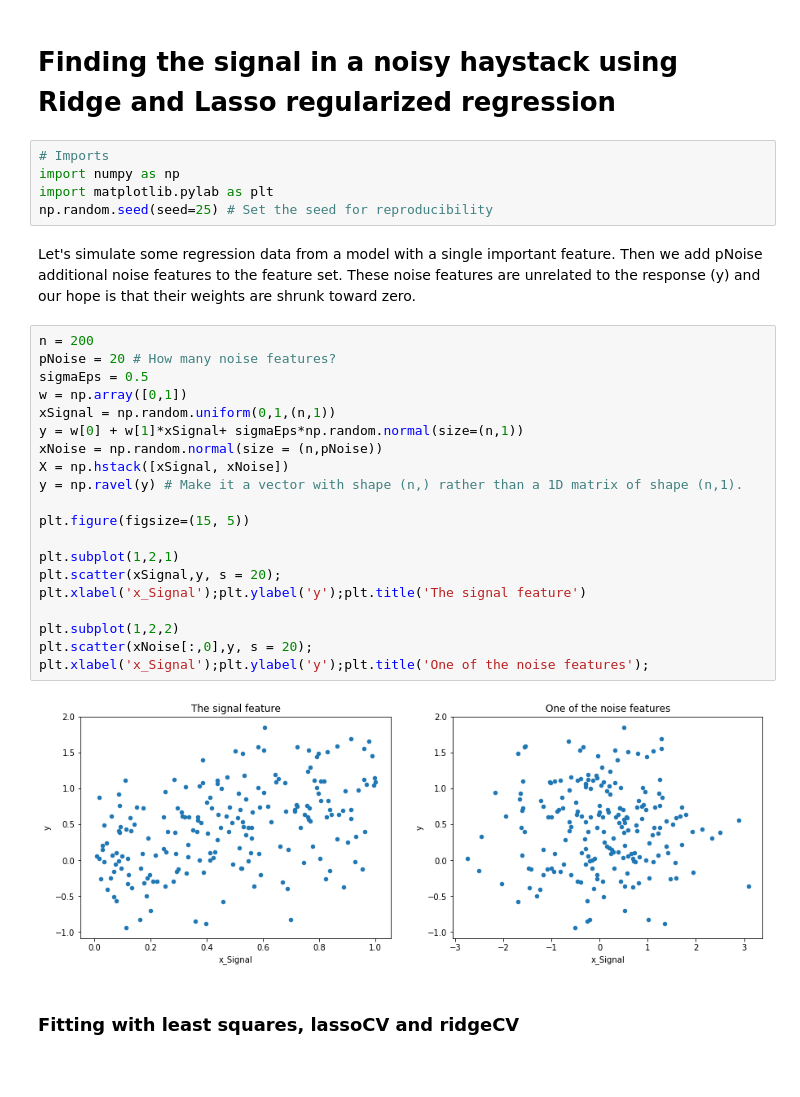
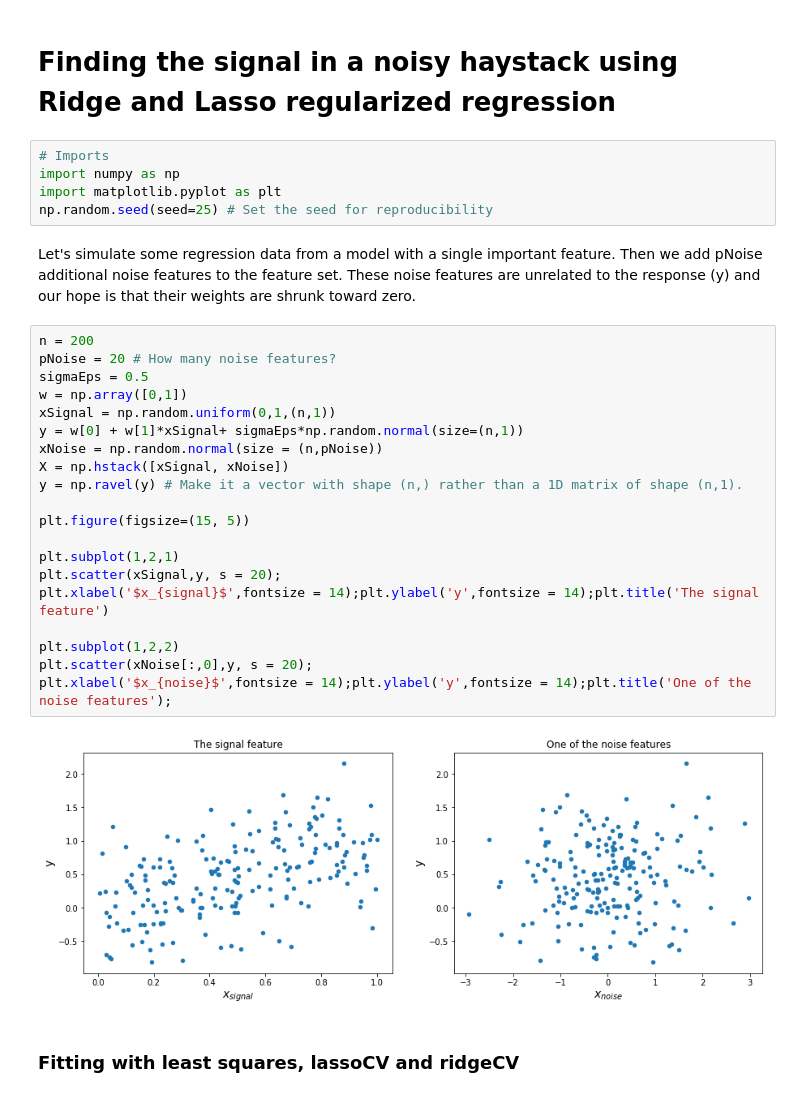
Before and after one commit to STIMALiU/ml4industry, a Jupyter notebook: Extras/VariableSelection.ipynb, the cells around one changed output. Drawn from its saved outputs; the diff is of its cells as text; blank space fills up the shorter version.

```diff
--- a/Extras/VariableSelection.ipynb
+++ b/Extras/VariableSelection.ipynb
@@ -3,7 +3,7 @@
 # %%
 # Imports
 import numpy as np
-import matplotlib.pylab as plt
+import matplotlib.pyplot as plt
 np.random.seed(seed=25) # Set the seed for reproducibility
 # %% [markdown]
 Let's simulate some regression data from a model with a single important feature. Then we add pNoise additional noise features to the feature set.
@@ -11,25 +11,25 @@ These noise features are unrelated to the response (y) and our hope is that thei
 # %%
 n = 200
 pNoise = 20 # How many noise features?
 sigmaEps = 0.5
 w = np.array([0,1])
 xSignal = np.random.uniform(0,1,(n,1))
 y = w[0] + w[1]*xSignal+ sigmaEps*np.random.normal(size=(n,1))
 xNoise = np.random.normal(size = (n,pNoise))
 X = np.hstack([xSignal, xNoise])
 y = np.ravel(y) # Make it a vector with shape (n,) rather than a 1D matrix of shape (n,1).
 
 plt.figure(figsize=(15, 5))
 
 plt.subplot(1,2,1)
 plt.scatter(xSignal,y, s = 20);
-plt.xlabel('x_Signal');plt.ylabel('y');plt.title('The signal feature')
+plt.xlabel('$x_{signal}$',fontsize = 14);plt.ylabel('y',fontsize = 14);plt.title('The signal feature')
 
 plt.subplot(1,2,2)
 plt.scatter(xNoise[:,0],y, s = 20);
-plt.xlabel('x_Signal');plt.ylabel('y');plt.title('One of the noise features');
+plt.xlabel('$x_{noise}$',fontsize = 14);plt.ylabel('y',fontsize = 14);plt.title('One of the noise features');
 # %% [output]
-[figure, old version]
+[figure, new version]
 # %% [markdown]
 ### Fitting with least squares, lassoCV and ridgeCV
 # %%
```
Also changed, not shown: parts of 3 cells of this notebook, 2 other files.
